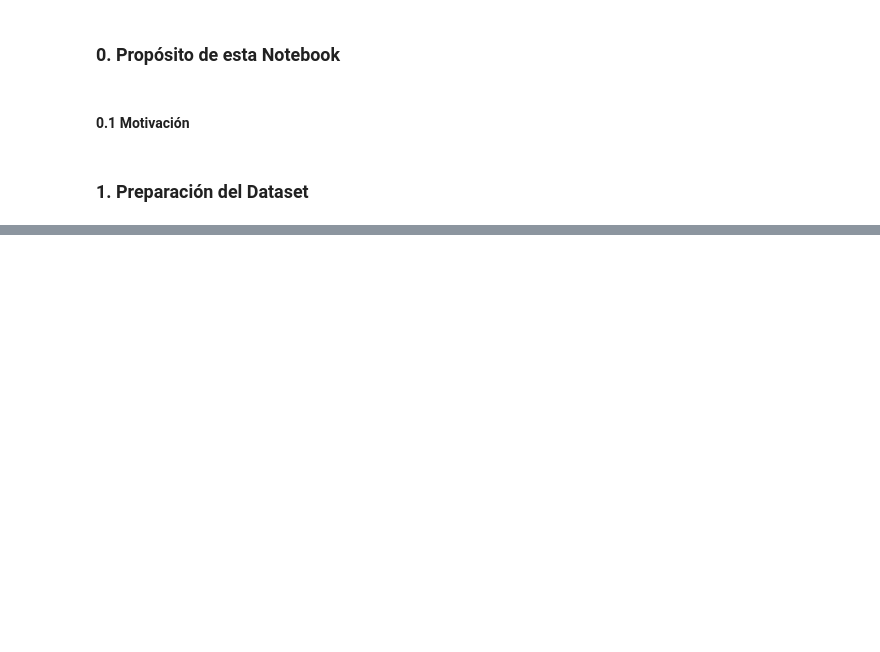
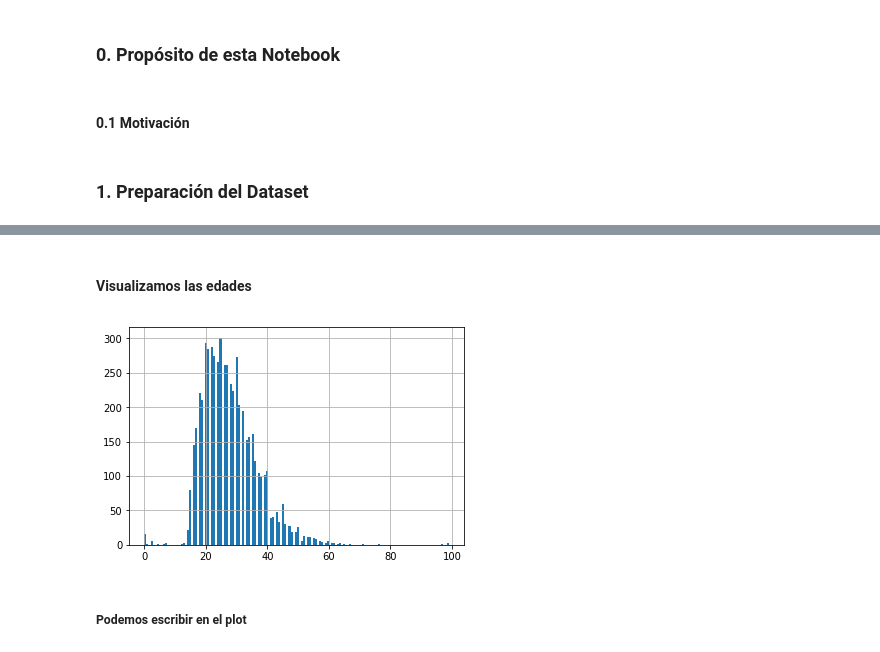
Before and after one commit to cdgn-coding/ml-test-noviazgo, a Jupyter notebook: notebook_unificada.ipynb, the cells around one changed output, grey strips where cells are left out. Saved outputs shown, nothing was run; the diff lists cells and outputs as text; code cells hidden in the pictures; blank space fills up the shorter version.

```diff
--- a/notebook_unificada.ipynb
+++ b/notebook_unificada.ipynb
@@ -90,0 +165,8 @@ resultados_del_test = pd.read_csv("data/resultados-del-test.csv", delimiter = ",
+# %% [markdown]
+#### Visualizamos las edades
+# %%
+df.edad.hist(bins=150);
+# %% [output]
+[figure, added]
+# %% [markdown]
+#####  Podemos escribir en el plot
```
Also changed, not shown: parts of 45 cells of this notebook.
